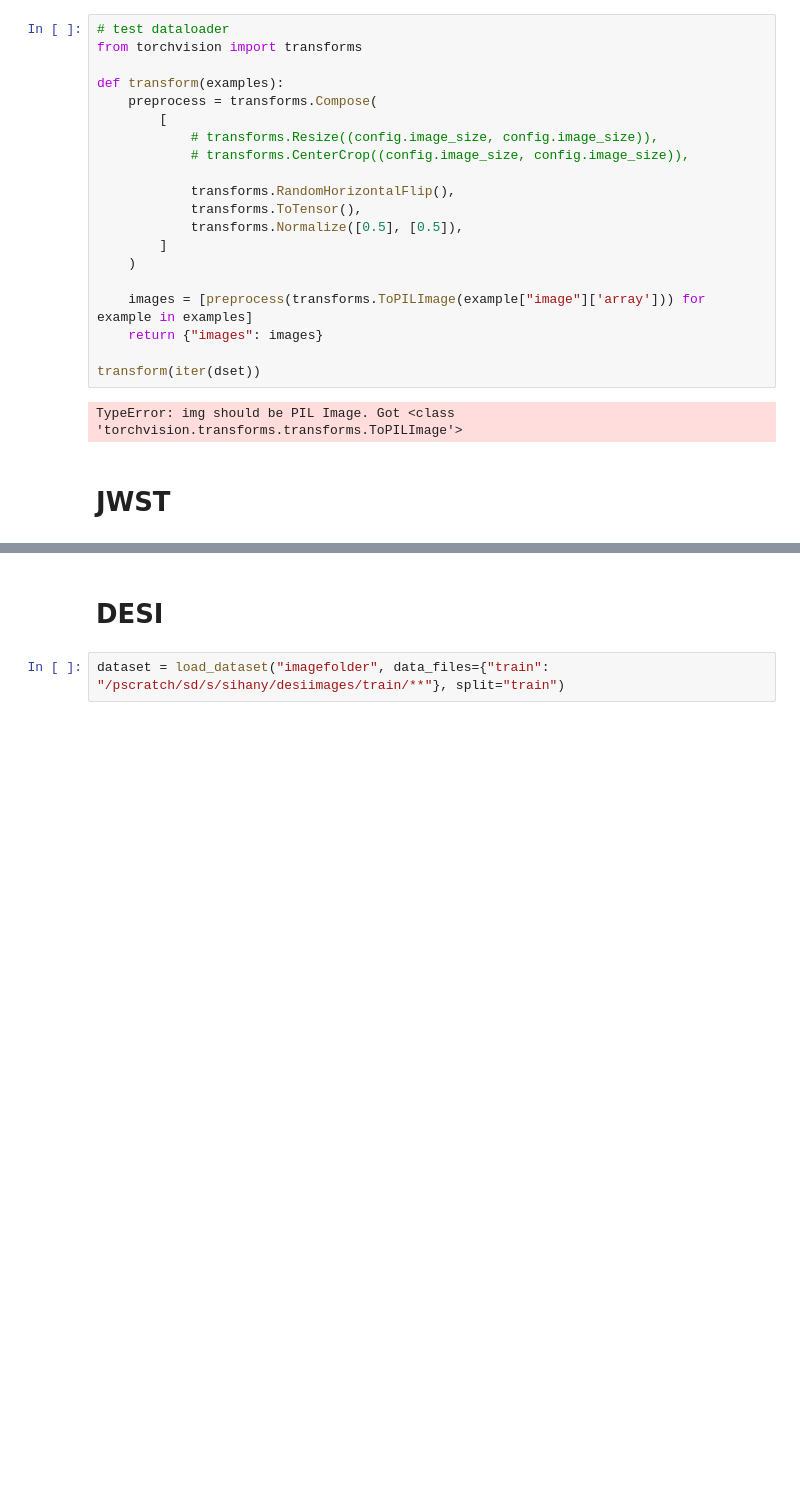
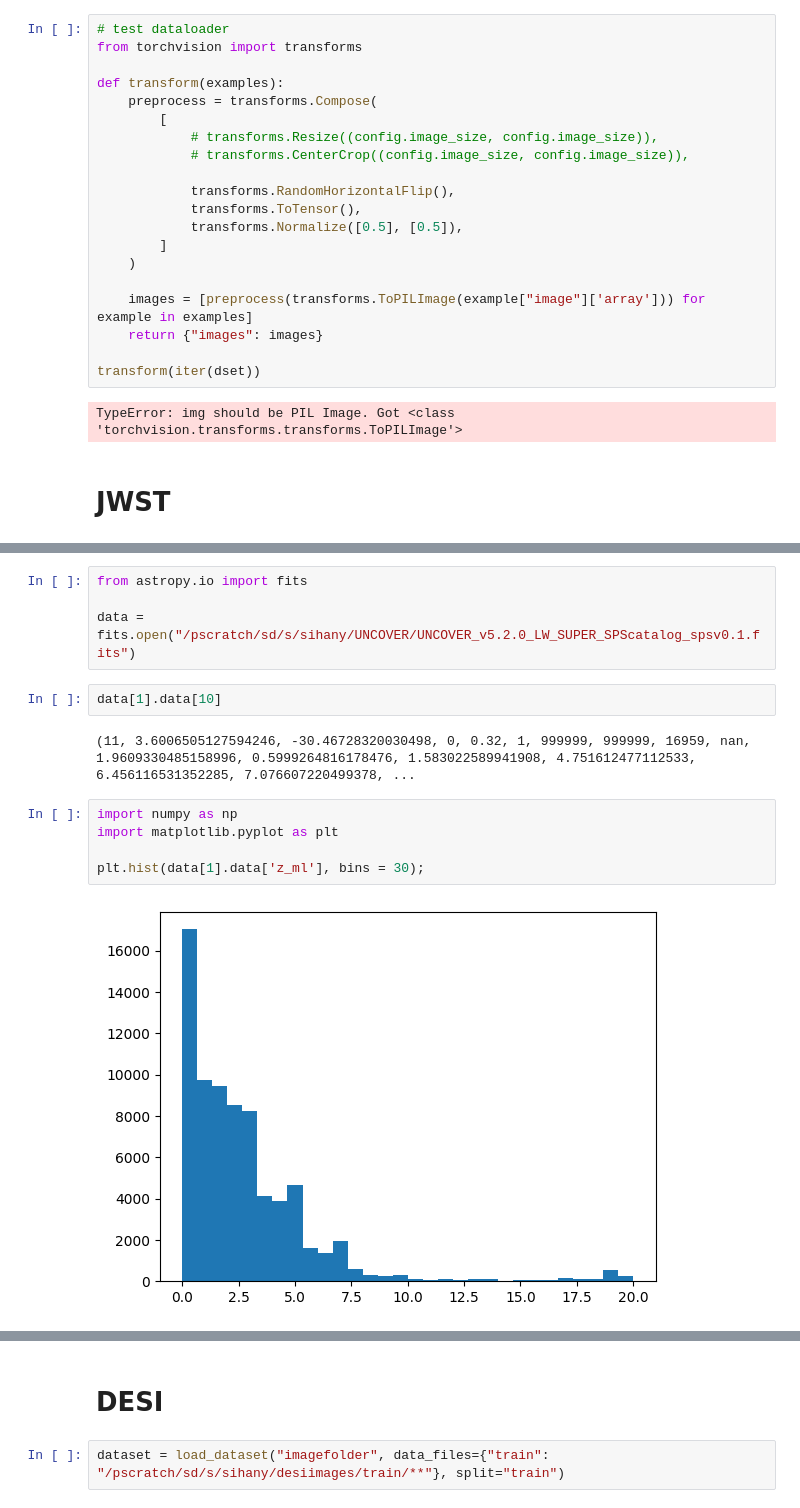
Before and after one commit to SandyYuan/galaxydiffuser, a Jupyter notebook: load_data.ipynb, the cells around one changed output, grey strips where cells are left out. Saved outputs shown, nothing was run; the diff lists cells and outputs as text; blank space fills up the shorter version.

```diff
--- a/load_data.ipynb
+++ b/load_data.ipynb
@@ -155,0 +356,15 @@ TypeError: img should be PIL Image. Got <class 'torchvision.transforms.transform
+# %%
+from astropy.io import fits
+
+data = fits.open("/pscratch/sd/s/sihany/UNCOVER/UNCOVER_v5.2.0_LW_SUPER_SPScatalog_spsv0.1.fits")
+# %%
+data[1].data[10]
+# %% [output]
+(11, 3.6006505127594246, -30.46728320030498, 0, 0.32, 1, 999999, 999999, 16959, nan, 1.9609330485158996, 0.5999264816178476, 1.583022589941908, 4.751612477112533, 6.456116531352285, 7.076607220499378, ...
+# %%
+import numpy as np
+import matplotlib.pyplot as plt
+
+plt.hist(data[1].data['z_ml'], bins = 30);
+# %% [output]
+[figure, added]
```
Also changed, not shown: parts of 11 cells of this notebook, 5 other files.
